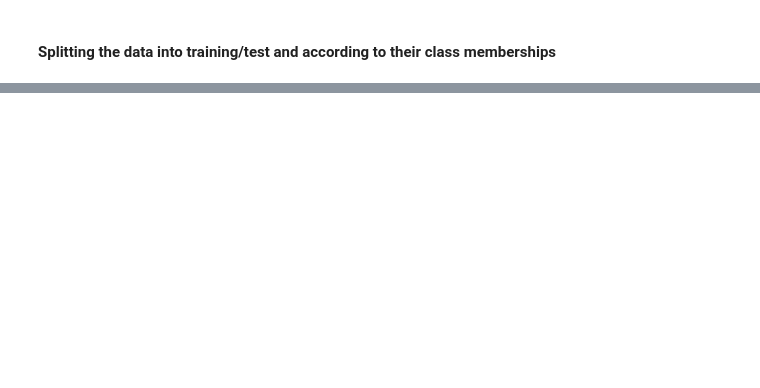
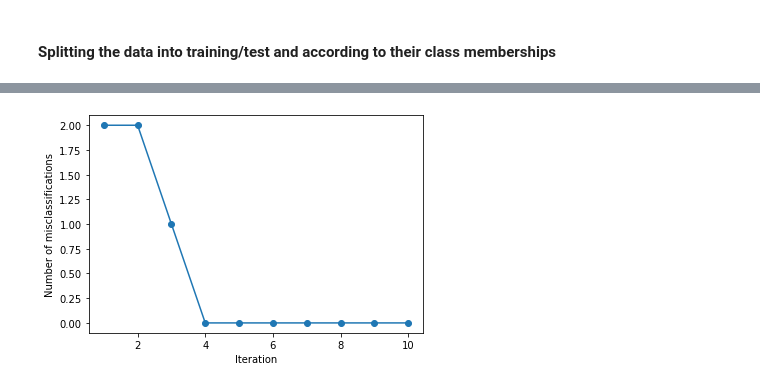
Before and after one commit to oleksa-oleksa/Machine_Learning, a Jupyter notebook: Perceptron.ipynb, the cells around one changed output, grey strips where cells are left out. Saved outputs shown, nothing was run; the diff lists cells and outputs as text; code cells hidden in the pictures; blank space fills up the shorter version.

```diff
--- a/Perceptron.ipynb
+++ b/Perceptron.ipynb
@@ -126,0 +159,10 @@ TypeError: unsupported operand type(s) for -: 'str' and 'float'
+# %%
+model = Perceptron()
+model.fit(X_sep_vers, y_sep_vers, learning_rate = 0.1, num_iteration = 10)
+
+plt.plot(range(1, len(model.errors) + 1), model.errors, marker='o')
+plt.xlabel('Iteration')
+plt.ylabel('Number of misclassifications')
+plt.show()
+# %% [output]
+[figure, added]
```
Also changed, not shown: parts of 9 cells of this notebook.
